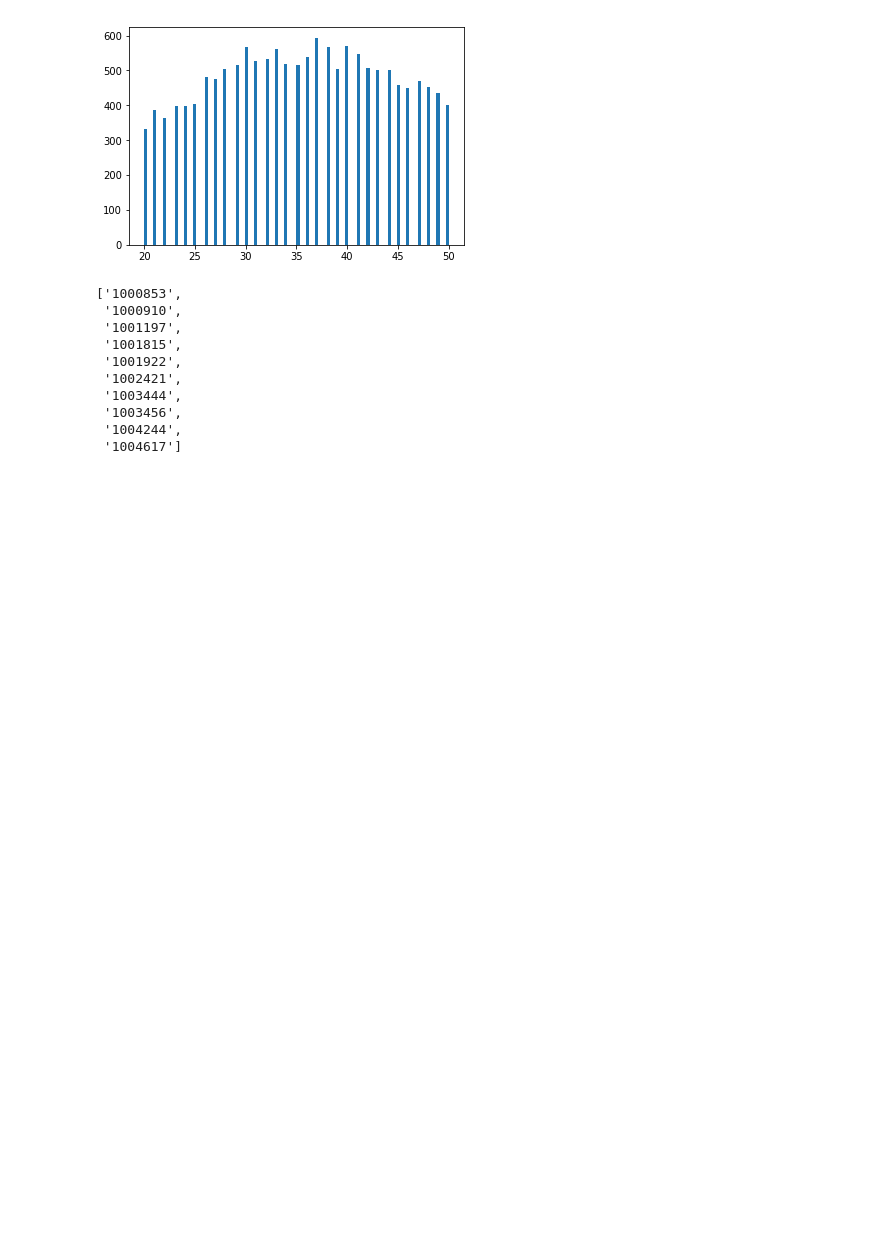
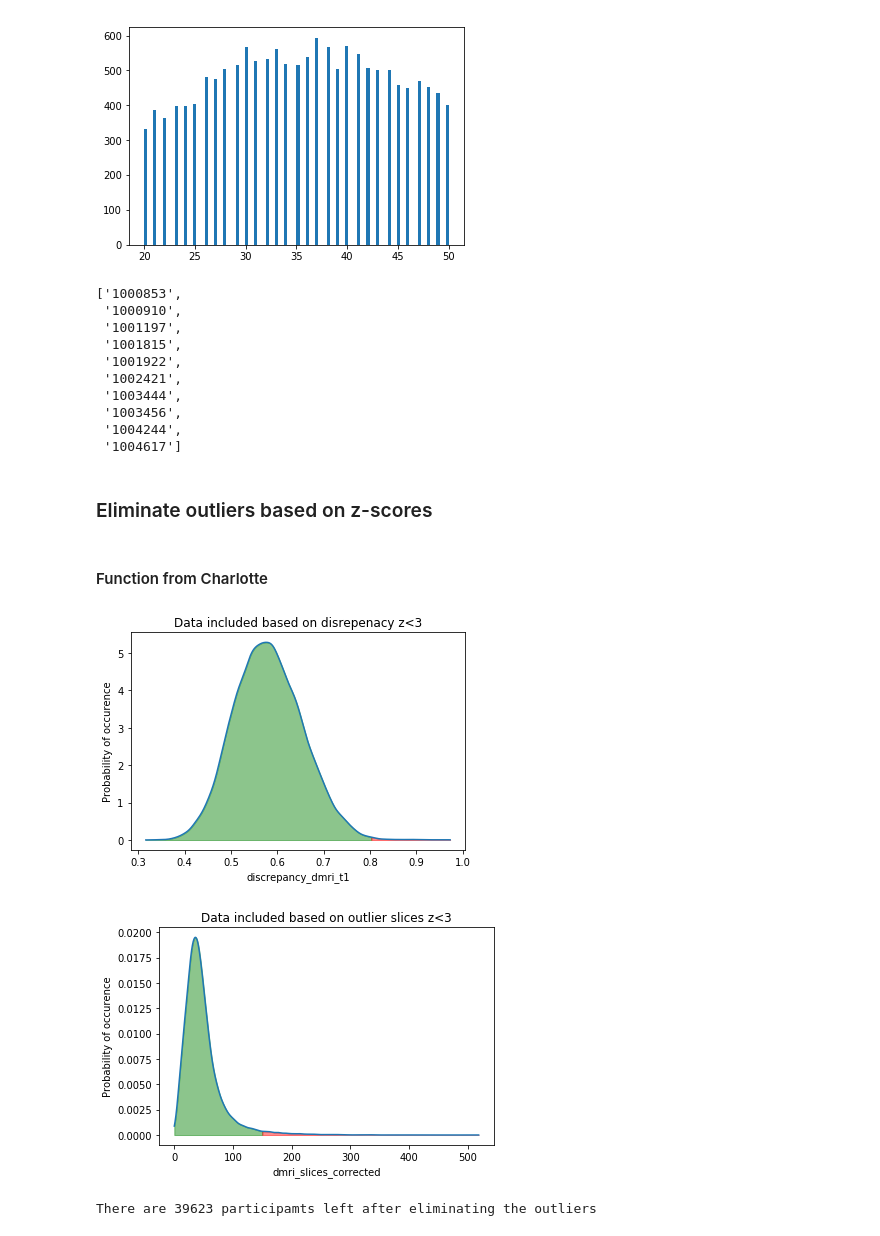
Before and after one commit to ramonacirstian/Diffusion, a Jupyter notebook: basic_stats.ipynb, the cells around one changed output. Saved outputs shown, nothing was run; the diff lists cells and outputs as text; code cells hidden in the pictures; blank space fills up the shorter version.

Commit message:
Eliminated outliers based on z-score (using function from Charlotte)

```diff
--- a/basic_stats.ipynb
+++ b/basic_stats.ipynb
@@ -313,3 +315,7 @@ norm2_dmri_demo.head(10).index.tolist()
  '1003456',
  '1004244',
  '1004617']
+# %% [markdown]
+### Eliminate outliers based on z-scores
+# %% [markdown]
+#### Function from Charlotte
@@ -315,0 +362,13 @@ norm2_dmri_demo.head(10).index.tolist()
+# %%
+# Remove outlier subjects based on discrepancy between dMRI and T1 and based on number of outlier slices
+fields_code_list = ['25737-2.0', '25746-2.0']
+fields_name_list = ['discrepancy_dmri_t1', 'dmri_slices_corrected']
+csv_file_path = os.path.join(ukb_idp_dir,'31_brain_IDPs.csv')
+sub_list = remove_outliers(csv_file_path, fields_code_list, fields_name_list)
+# %% [output]
+[figure, added]
+[figure, added]
+# %%
+print('There are',len(sub_list),'participamts left after eliminating the outliers')
+# %% [output]
+There are 39623 participamts left after eliminating the outliers
```
Also changed, not shown: parts of 2 cells of this notebook.
